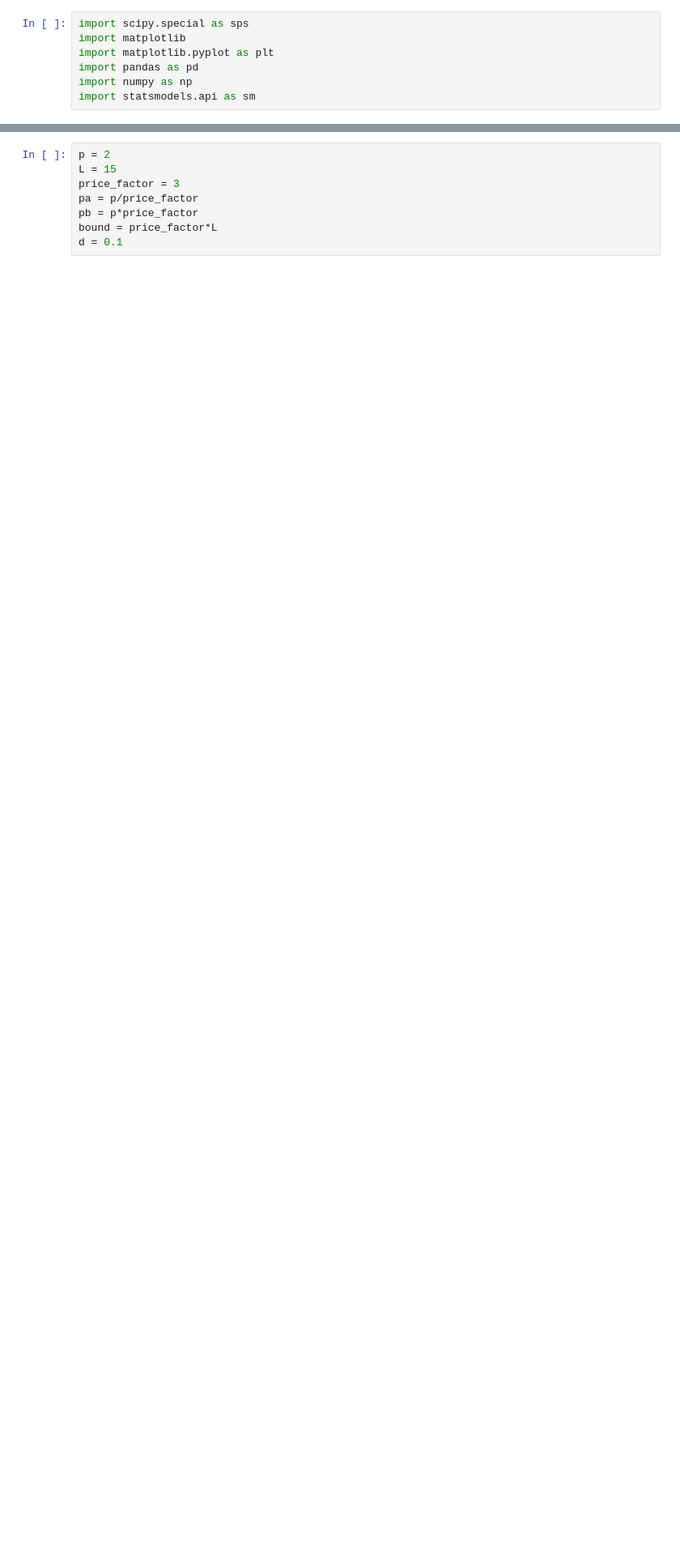
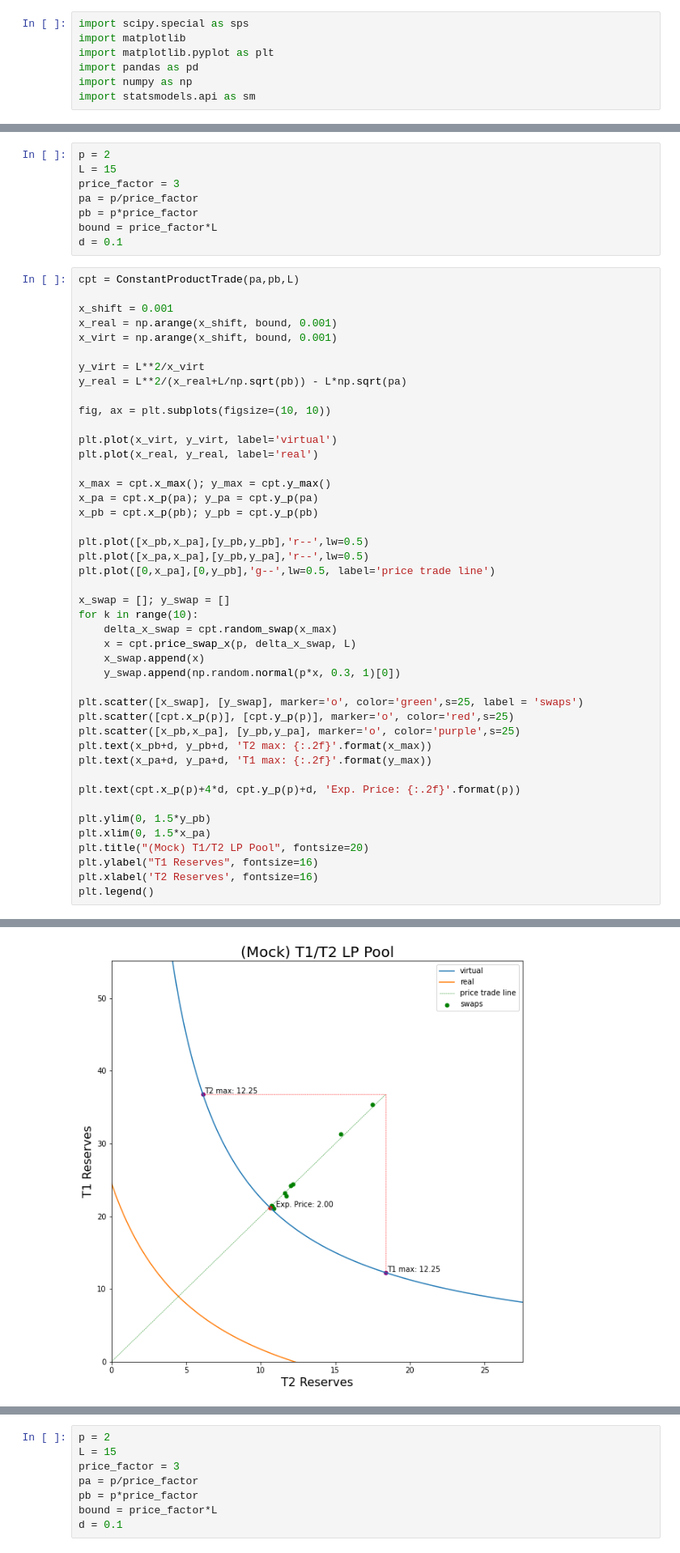
Before and after one commit to tjvsx/daosys, a Jupyter notebook: notebooks/simulation/constant_product_trading_sim.ipynb, the cells around one changed output, grey strips where cells are left out. Shown at 81% size. Saved outputs shown, nothing was run; the diff lists cells and outputs as text; blank space fills up the shorter version.

```diff
--- a/notebooks/simulation/constant_product_trading_sim.ipynb
+++ b/notebooks/simulation/constant_product_trading_sim.ipynb
@@ -53,0 +99,53 @@ plt.show()
+# %%
+p = 2
+L = 15
+price_factor = 3
+pa = p/price_factor
+pb = p*price_factor
+bound = price_factor*L
+d = 0.1
+# %%
+cpt = ConstantProductTrade(pa,pb,L)
+
+x_shift = 0.001
+x_real = np.arange(x_shift, bound, 0.001)
+x_virt = np.arange(x_shift, bound, 0.001)
+
+y_virt = L**2/x_virt
+y_real = L**2/(x_real+L/np.sqrt(pb)) - L*np.sqrt(pa)
+
+fig, ax = plt.subplots(figsize=(10, 10))
+
+plt.plot(x_virt, y_virt, label='virtual')
+plt.plot(x_real, y_real, label='real')
+
+x_max = cpt.x_max(); y_max = cpt.y_max()
+x_pa = cpt.x_p(pa); y_pa = cpt.y_p(pa)
+x_pb = cpt.x_p(pb); y_pb = cpt.y_p(pb)
+
+plt.plot([x_pb,x_pa],[y_pb,y_pb],'r--',lw=0.5)
+plt.plot([x_pa,x_pa],[y_pb,y_pa],'r--',lw=0.5)
+plt.plot([0,x_pa],[0,y_pb],'g--',lw=0.5, label='price trade line')
+
+x_swap = []; y_swap = []
+for k in range(10):
+    delta_x_swap = cpt.random_swap(x_max)
+    x = cpt.price_swap_x(p, delta_x_swap, L)
+    x_swap.append(x)
+    y_swap.append(np.random.normal(p*x, 0.3, 1)[0])
+
+plt.scatter([x_swap], [y_swap], marker='o', color='green',s=25, label = 'swaps')
+plt.scatter([cpt.x_p(p)], [cpt.y_p(p)], marker='o', color='red',s=25)
+plt.scatter([x_pb,x_pa], [y_pb,y_pa], marker='o', color='purple',s=25)
+plt.text(x_pb+d, y_pb+d, 'T2 max: {:.2f}'.format(x_max))
+plt.text(x_pa+d, y_pa+d, 'T1 max: {:.2f}'.format(y_max))
+
+plt.text(cpt.x_p(p)+4*d, cpt.y_p(p)+d, 'Exp. Price: {:.2f}'.format(p))
+
+plt.ylim(0, 1.5*y_pb)
+plt.xlim(0, 1.5*x_pa)
+plt.title("(Mock) T1/T2 LP Pool", fontsize=20)
+plt.ylabel("T1 Reserves", fontsize=16)
+plt.xlabel('T2 Reserves', fontsize=16)
+plt.legend()
+# %% [output]
@@ -54,3 +153,4 @@ plt.show()
+[figure, added]
 # %%
 def f(x, L):
     return L**2/x;
```
Also changed, not shown: parts of 7 cells of this notebook, 2 other files.
